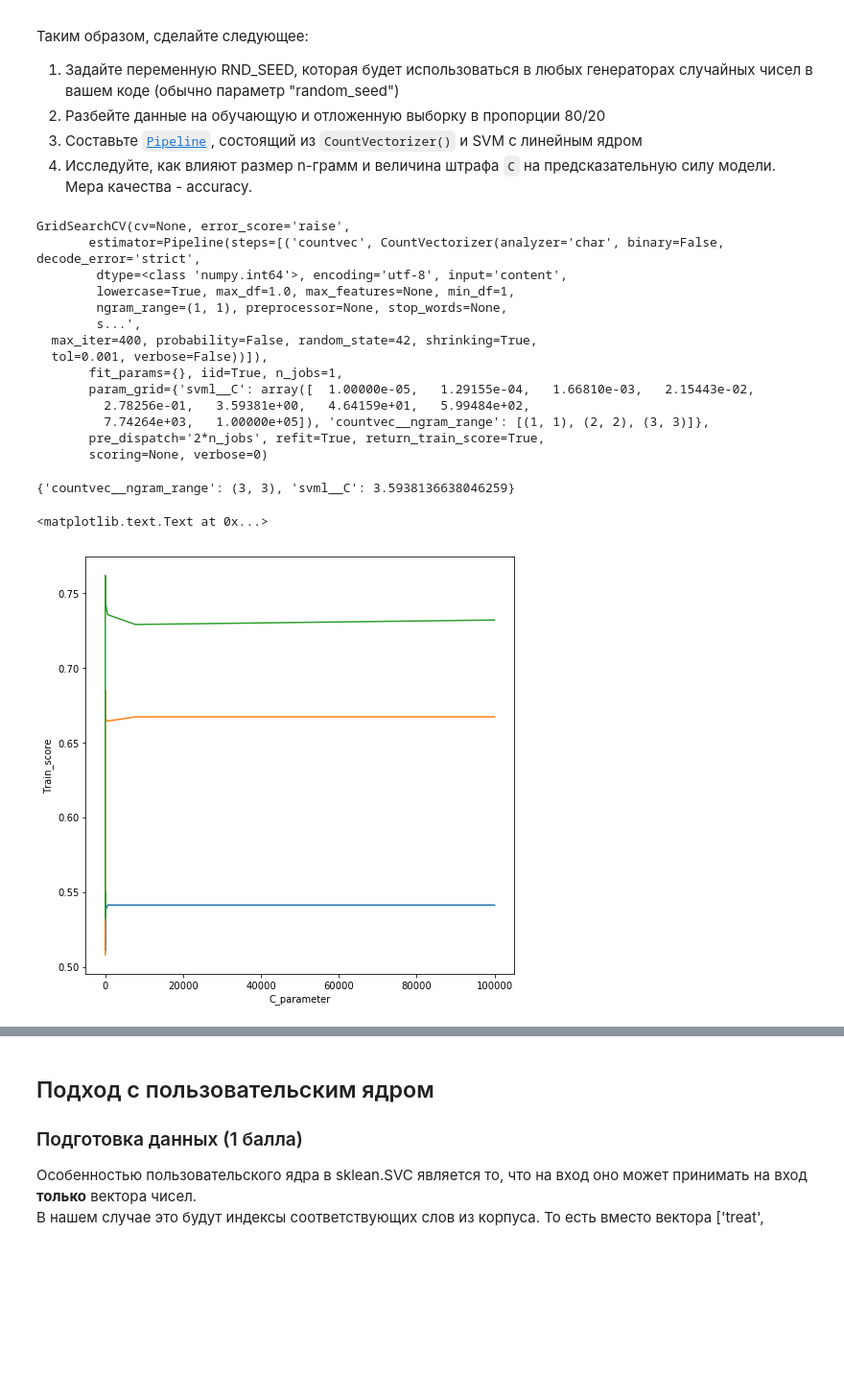
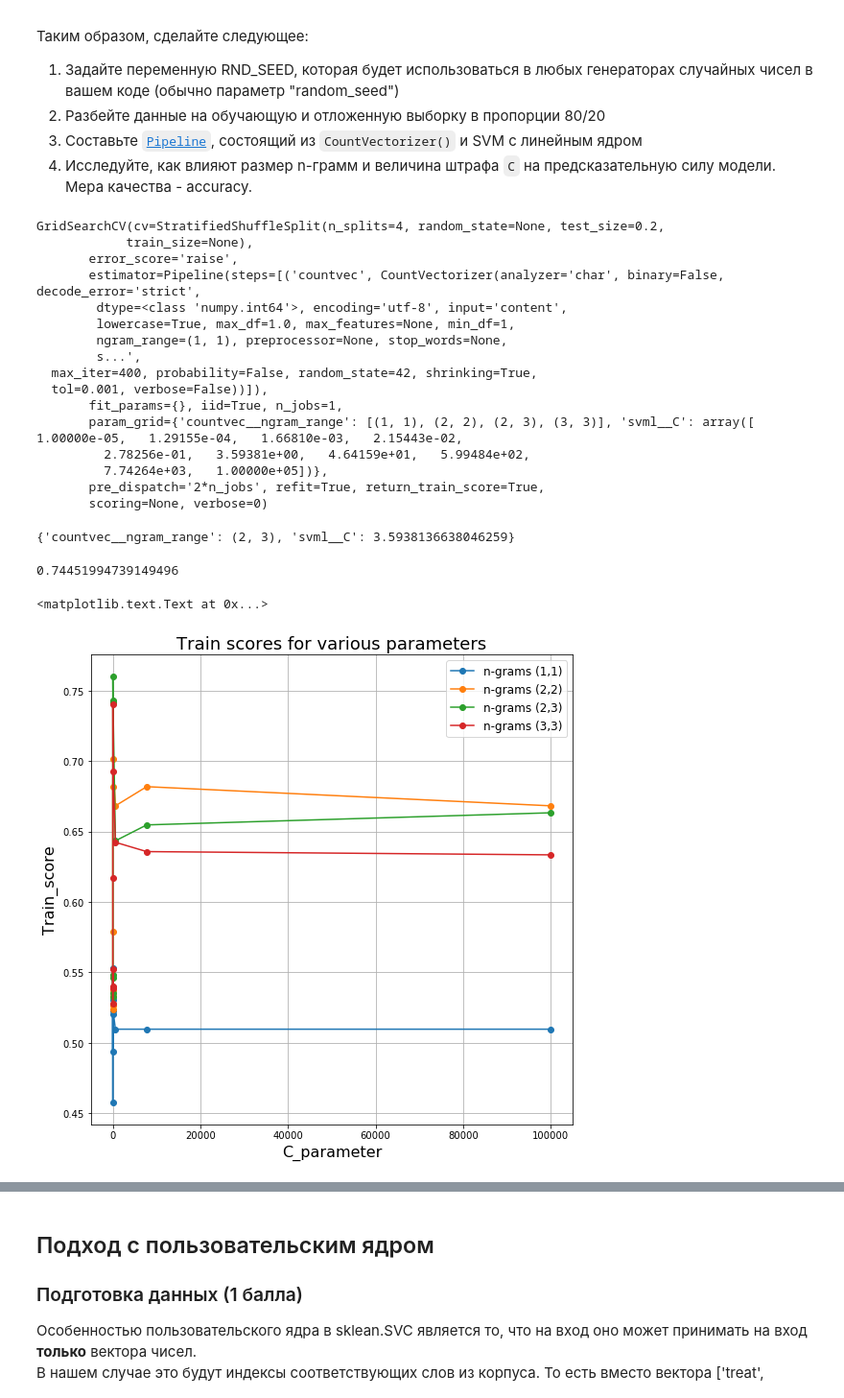
Before and after one commit to BobrG/IreneGit, a Jupyter notebook: hw1-svm.ipynb, the cells around one changed output, grey strips where cells are left out. Shown at 96% size. Saved outputs shown, nothing was run; the diff lists cells and outputs as text; code cells hidden in the pictures; blank space fills up the shorter version.

Commit message:
improved graphics and fixed some detailes

```diff
--- a/hw1-svm.ipynb
+++ b/hw1-svm.ipynb
@@ -275,15 +276,17 @@ SVML = svm.SVC(kernel='linear', max_iter=400, random_state=RND_SEED)
 #creating a pipeline
 countvecsvm = Pipeline([('countvec', countvec), ('svml', SVML)])
 # %%
-N_GRAMS_OPTIONS = [(1,1), (2,2), (3,3)]
+N_GRAMS_OPTIONS = [(1,1), (2,2), (2,3), (3,3)]
 C_OPTIONS = np.logspace(-5, 5, num=10)
 param_grid = {'countvec__ngram_range': N_GRAMS_OPTIONS, 'svml__C': C_OPTIONS}
 # %%
 from sklearn.model_selection import GridSearchCV
-grid = GridSearchCV(countvecsvm, param_grid)
+grid = GridSearchCV(countvecsvm, param_grid, cv=StratifiedShuffleSplit(n_splits=4, test_size=0.2))
 grid.fit(X, y)
 # %% [output]
-GridSearchCV(cv=None, error_score='raise',
+GridSearchCV(cv=StratifiedShuffleSplit(n_splits=4, random_state=None, test_size=0.2,
+            train_size=None),
+       error_score='raise',
        estimator=Pipeline(steps=[('countvec', CountVectorizer(analyzer='char', binary=False, decode_error='strict',
         dtype=<class 'numpy.int64'>, encoding='utf-8', input='content',
         lowercase=True, max_df=1.0, max_features=None, min_df=1,
@@ -292,32 +295,42 @@ GridSearchCV(cv=None, error_score='raise',
   max_iter=400, probability=False, random_state=42, shrinking=True,
   tol=0.001, verbose=False))]),
        fit_params={}, iid=True, n_jobs=1,
-       param_grid={'svml__C': array([  1.00000e-05,   1.29155e-04,   1.66810e-03,   2.15443e-02,
+       param_grid={'countvec__ngram_range': [(1, 1), (2, 2), (2, 3), (3, 3)], 'svml__C': array([  1.00000e-05,   1.29155e-04,   1.66810e-03,   2.15443e-02,
          2.78256e-01,   3.59381e+00,   4.64159e+01,   5.99484e+02,
-         7.74264e+03,   1.00000e+05]), 'countvec__ngram_range': [(1, 1), (2, 2), (3, 3)]},
+         7.74264e+03,   1.00000e+05])},
        pre_dispatch='2*n_jobs', refit=True, return_train_score=True,
        scoring=None, verbose=0)
 # %%
 grid.best_params_
 # %% [output]
-{'countvec__ngram_range': (3, 3), 'svml__C': 3.5938136638046259}
+{'countvec__ngram_range': (2, 3), 'svml__C': 3.5938136638046259}
+# %%
+grid.best_score_
+# %% [output]
+0.74451994739149496
 # %%
 res_1 = [grid.cv_results_['mean_train_score'][i] for i in range(0, len(grid.cv_results_['mean_train_score']))
  if grid.cv_results_['params'][i]['countvec__ngram_range'] == (1, 1)]
 res_2 = [grid.cv_results_['mean_train_score'][i] for i in range(0, len(grid.cv_results_['mean_train_score']))
  if grid.cv_results_['params'][i]['countvec__ngram_range'] == (2, 2)]
 res_3 = [grid.cv_results_['mean_train_score'][i] for i in range(0, len(grid.cv_results_['mean_train_score']))
+ if grid.cv_results_['params'][i]['countvec__ngram_range'] == (2, 3)]
+res_4 = [grid.cv_results_['mean_train_score'][i] for i in range(0, len(grid.cv_results_['mean_train_score']))
  if grid.cv_results_['params'][i]['countvec__ngram_range'] == (3, 3)]
 # %%
-fig = plt.figure(figsize=(8,8))
-plt.plot(C_OPTIONS, res_1)
-plt.plot(C_OPTIONS, res_2)
-plt.plot(C_OPTIONS, res_3)
-plt.ylabel('Train_score')
-plt.xlabel('C_parameter')
+fig = plt.figure(figsize=(9,9))
+plt.plot(C_OPTIONS, res_1, '-o', label='n-grams (1,1)')
+plt.plot(C_OPTIONS, res_2, '-o', label='n-grams (2,2)')
+plt.plot(C_OPTIONS, res_3, '-o', label='n-grams (2,3)')
+plt.plot(C_OPTIONS, res_4, '-o', label='n-grams (3,3)')
+plt.legend(fontsize=12)
+plt.grid('on')
+plt.title('Train scores for various parameters', fontsize=18)
+plt.ylabel('Train_score', fontsize=16)
+plt.xlabel('C_parameter', fontsize=16)
 # %% [output]
 <matplotlib.text.Text at 0x...>
-[figure, old version]
+[figure, new version]
 # %%
 res_1 = [grid.cv_results_['mean_test_score'][i] for i in range(0, len(grid.cv_results_['mean_test_score']))
  if grid.cv_results_['params'][i]['countvec__ngram_range'] == (1, 1)]
```
Also changed, not shown: parts of 7 cells of this notebook.
